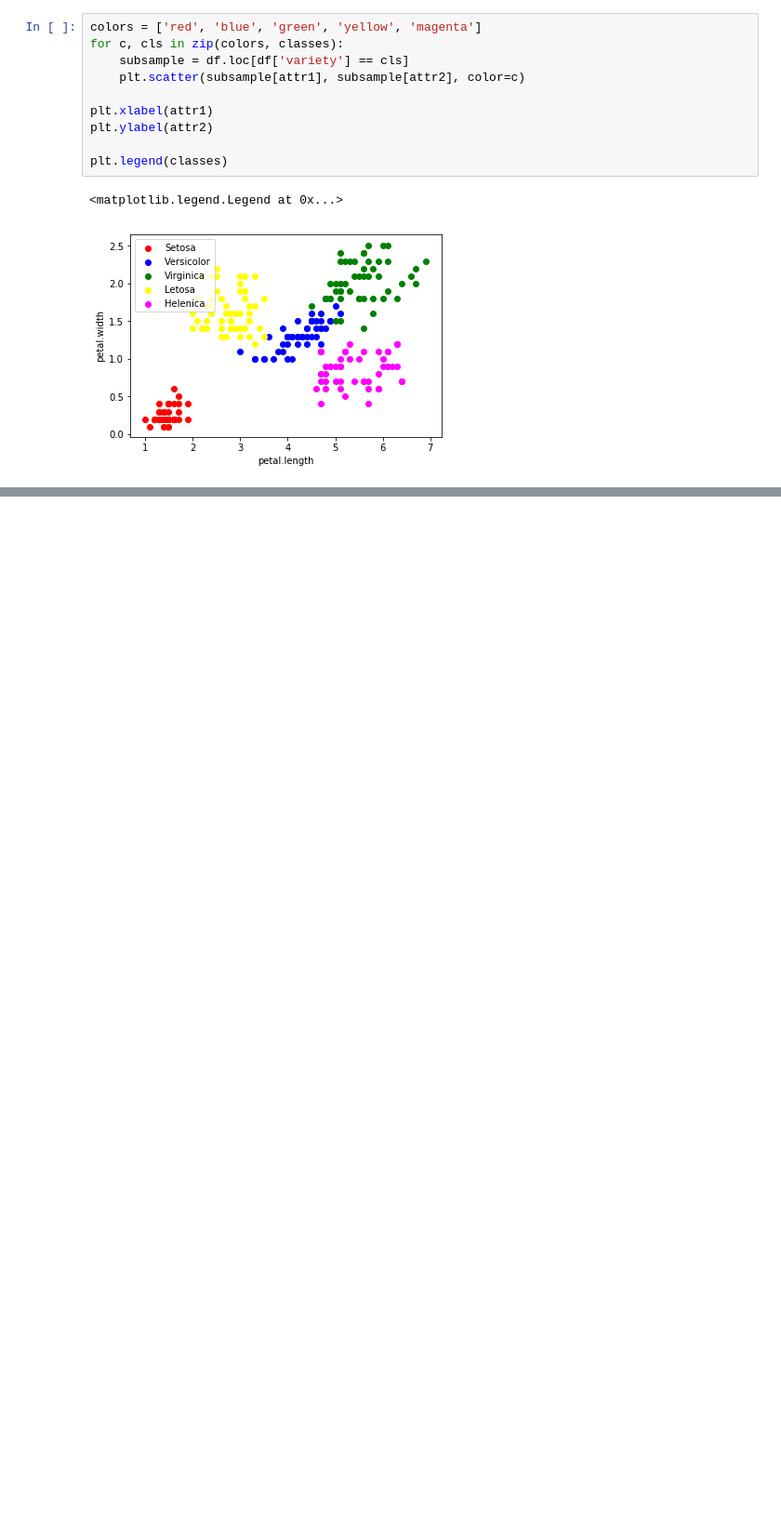
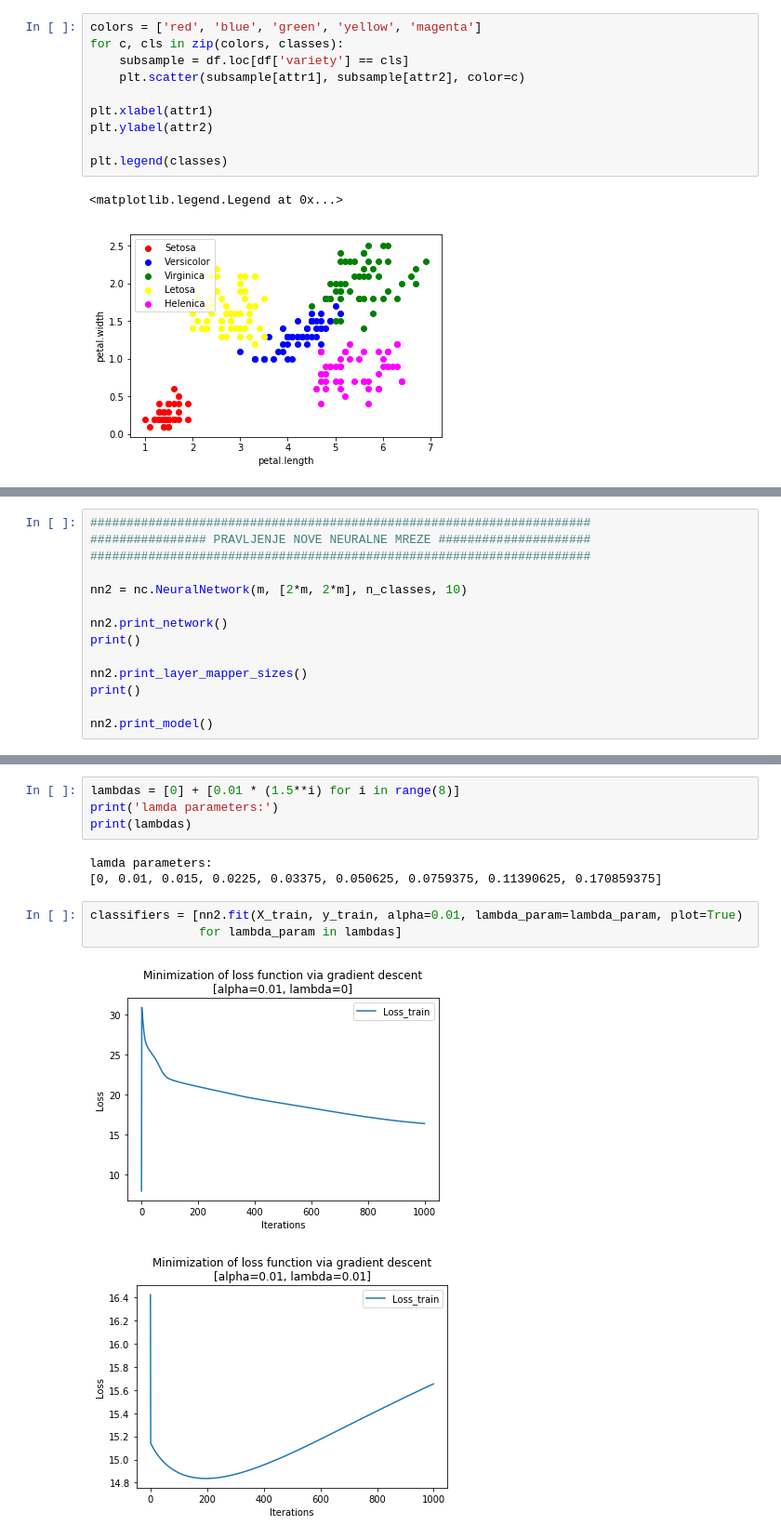
Before and after one commit to alexein777/ml-model-implementations, a Jupyter notebook: andrew_ng/07_neural_multiclass_classification.ipynb, the cells around one changed output, grey strips where cells are left out. Shown at 93% size. Saved outputs shown, nothing was run; the diff lists cells and outputs as text; blank space fills up the shorter version.

```diff
--- a/andrew_ng/07_neural_multiclass_classification.ipynb
+++ b/andrew_ng/07_neural_multiclass_classification.ipynb
@@ -319,0 +360,14 @@ print(nn.predict(x))
+# %%
+#####################################################################
+################ PRAVLJENJE NOVE NEURALNE MREZE #####################
+#####################################################################
+
+nn2 = nc.NeuralNetwork(m, [2*m, 2*m], n_classes, 10)
+
+nn2.print_network()
+print()
+
+nn2.print_layer_mapper_sizes()
+print()
+
+nn2.print_model()
@@ -319,0 +416,13 @@ print(nn.predict(x))
+# %%
+lambdas = [0] + [0.01 * (1.5**i) for i in range(8)]
+print('lamda parameters:')
+print(lambdas)
+# %% [output]
+lamda parameters:
+[0, 0.01, 0.015, 0.0225, 0.03375, 0.050625, 0.0759375, 0.11390625, 0.170859375]
+# %%
+classifiers = [nn2.fit(X_train, y_train, alpha=0.01, lambda_param=lambda_param, plot=True)
+               for lambda_param in lambdas]
+# %% [output]
+[figure, added]
+[figure, added]
```
Also changed, not shown: parts of 23 cells of this notebook, 2 other files.
